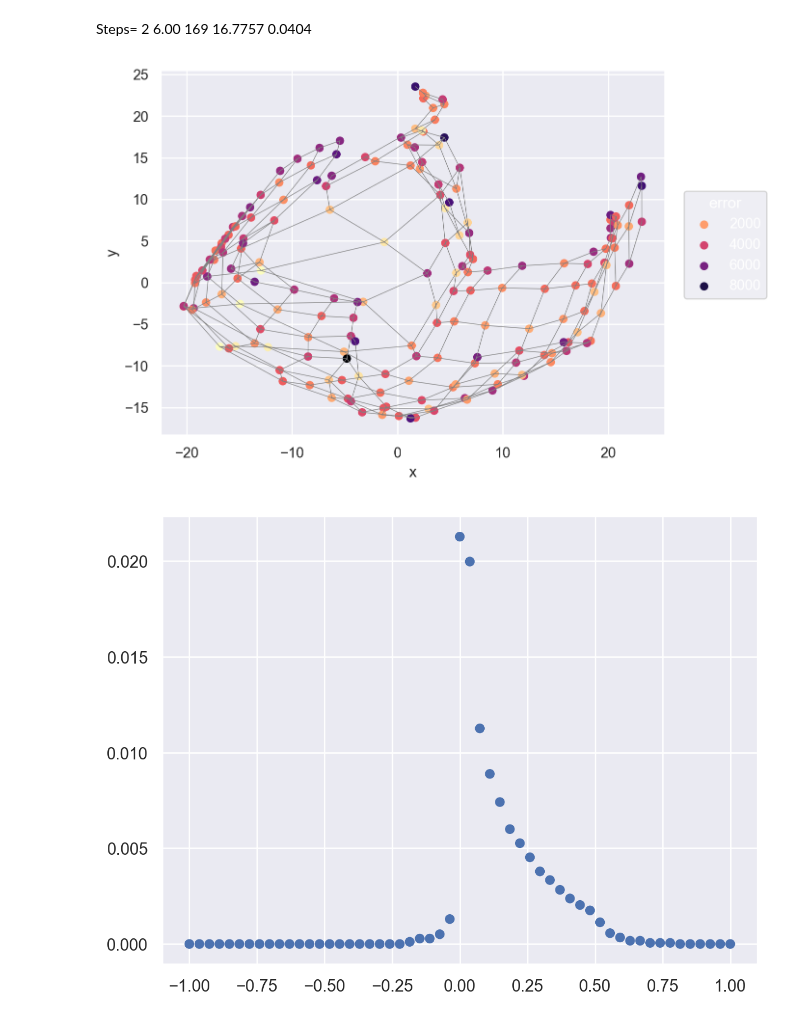
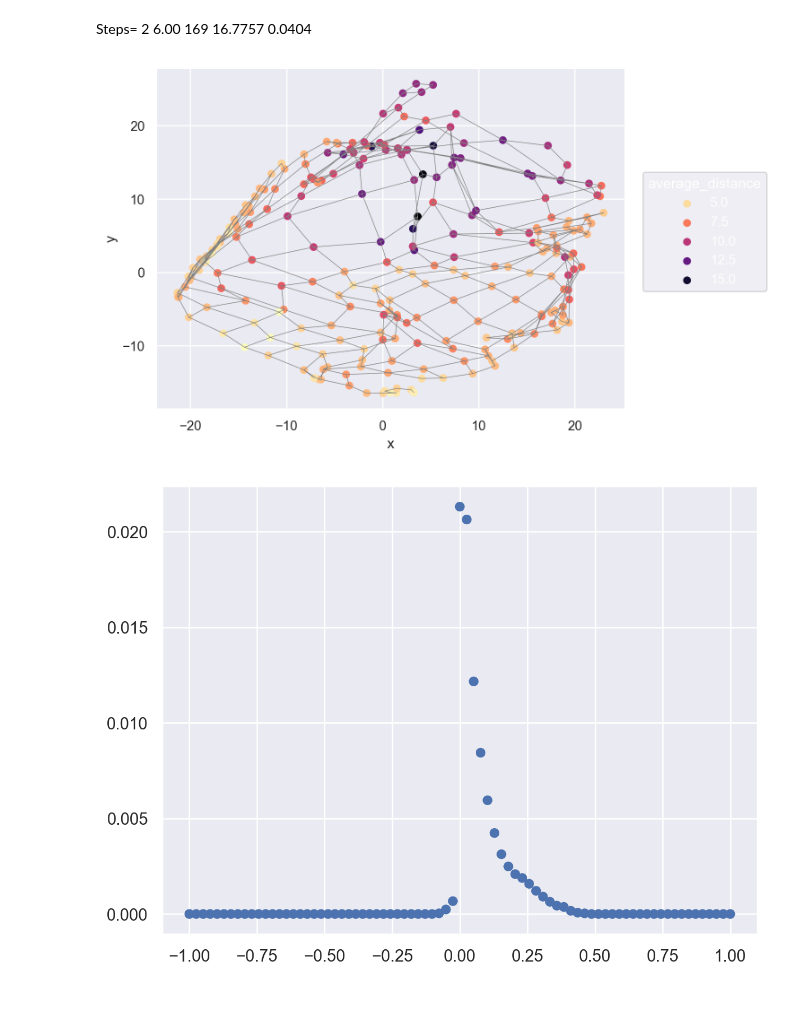
Before and after one commit to SandroMartens/DBGSOM, a Jupyter notebook: examples/som_comparison.ipynb, the cells around one changed output. Saved outputs shown, nothing was run; the diff lists cells and outputs as text; code cells hidden in the pictures.

```diff
--- a/examples/som_comparison.ipynb
+++ b/examples/som_comparison.ipynb
@@ -518,7 +561,7 @@ Training budgets are scaled proportionally:
 # %%
 from sklearn.datasets import fetch_openml
 
-n_samples = 50_000
+n_samples = 70_000
 fmnist = fetch_openml("Fashion-MNIST", version=1, as_frame=False, parser="auto")
 X_all = StandardScaler().fit_transform(fmnist.data[:n_samples].astype(float))
 y_all = fmnist.target[:n_samples]
@@ -536,13 +579,14 @@ Train: 40000  Test: 10000
 # %%
 som_db_l = SomVQ(
-    n_iter=1000,
-    lambda_=300,
-    max_neurons=500,
+    n_iter=2000,
+    lambda_=100,
+    max_neurons=1000,
     pointer_search="all",
     smoothing_steps=1,
     verbose=True,
-    sigma_end=1,
+    # sigma_end=1,
     neighborhood_function="cutgauss",
+    neighborhood_cutoff=3,
     random_state=42,
 )
 t0 = time.perf_counter()
@@ -693,9 +794,9 @@ Steps= 2
 16.7757
 0.0404
 # %%
-som_db_l.plot(color="error", layout="pca", X=X_test_l)
+som_db_l.plot(color="average_distance", layout="pca", X=X_test_l)
 # %% [output]
-[figure, old version]
+[figure, new version]
 # %%
 import seaborn.objects as so
 
@@ -704,4 +805,4 @@ so.Plot(
     y=som_db_l.topographic_function(X_test_l)[0],
 ).add(so.Dot())
 # %% [output]
-[figure, old version]
+[figure, new version]
```
Also changed, not shown: parts of 12 cells of this notebook, 3 other files.
